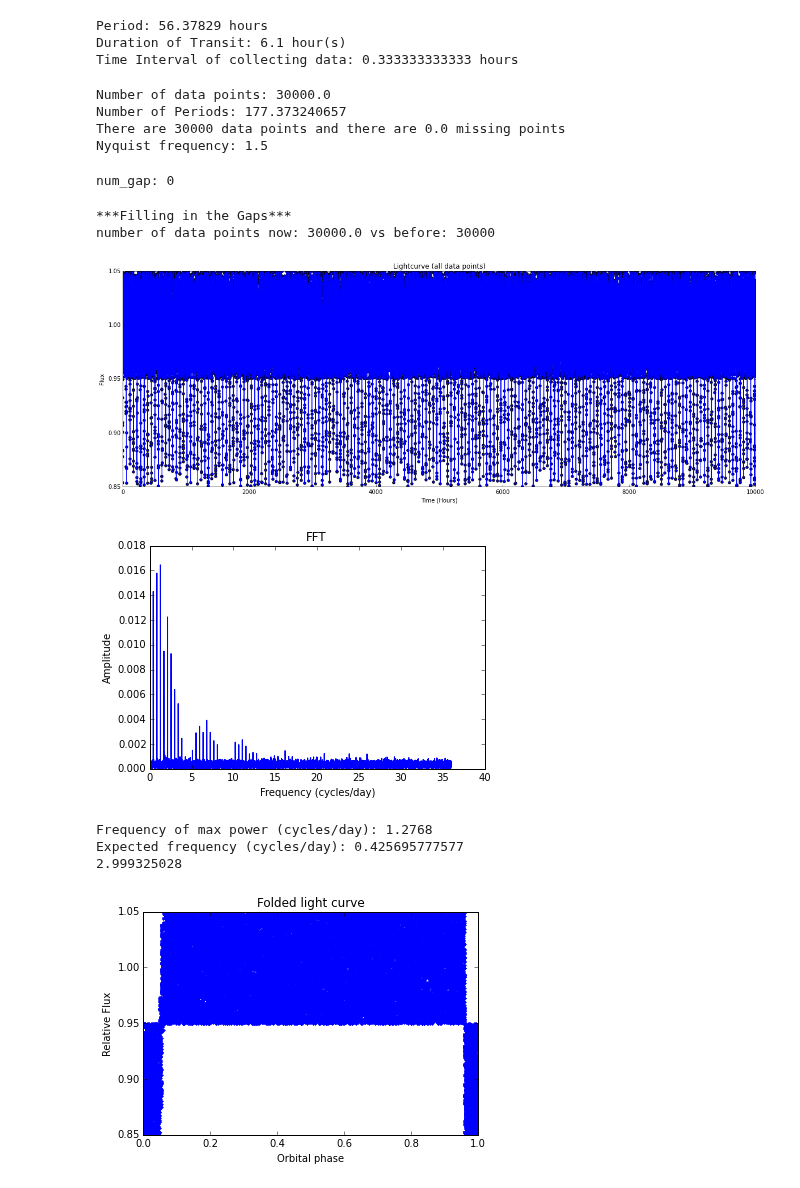
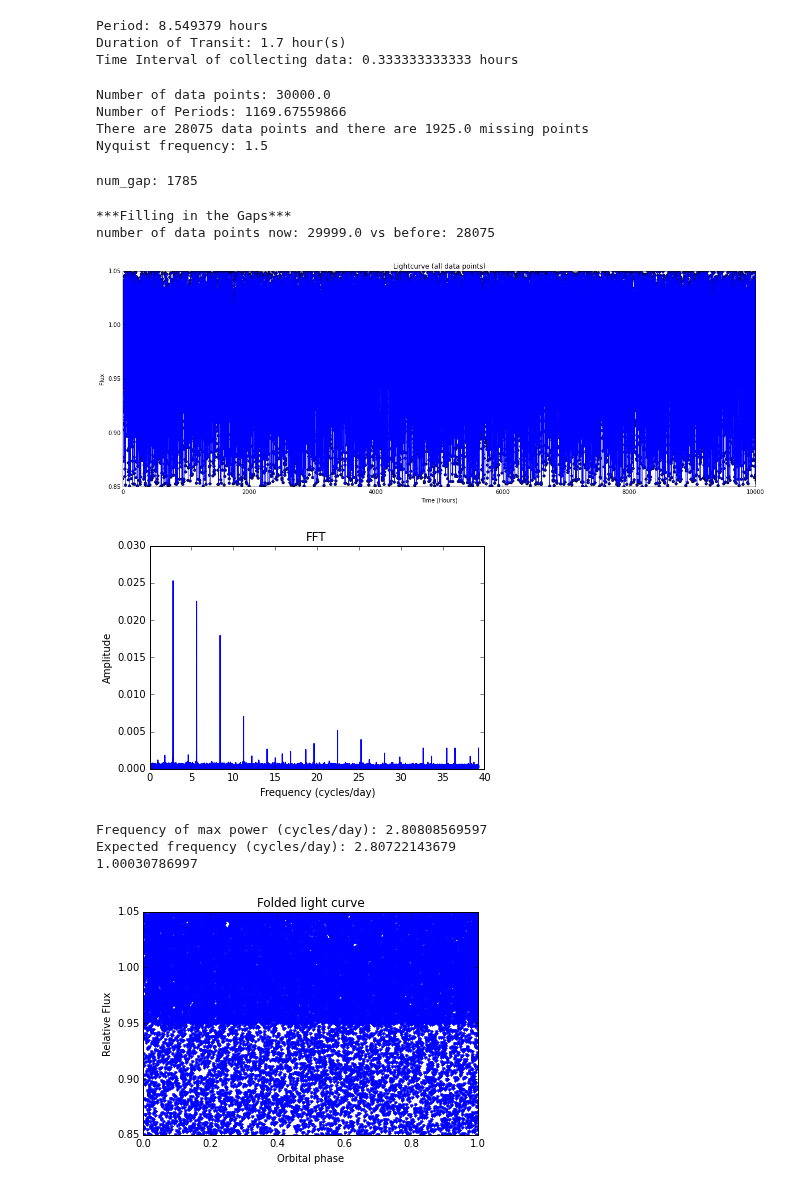
Before and after one commit to dianadianadiana/FFT, a Jupyter notebook: flux_function_transit.ipynb, the cells around one changed output. Saved outputs shown, nothing was run; the diff lists cells and outputs as text; code cells hidden in the pictures.

Commit message:
works fine now with oversampling for USP planets - still working on how to detect the period if it is a longer period planet

```diff
--- a/flux_function_transit.ipynb
+++ b/flux_function_transit.ipynb
@@ -86,13 +86,13 @@ def flux(t, x):
 
 delta = .1 # depth    # (Rplanet / Rstar)**2
 t0 = 0.0 # time of transit in hours
-period = 56.37829 # orbital period in hours
+period = 8.549379 # orbital period in hours
 #d = period**(-2/3) # duration of transit in hours --
         # scales with P^(-2/3)
 
 # look at pg 6 http://arxiv.org/pdf/0805.0238v2.pdf
-T = 5.6
-tau = 0.5### need to fix flux funtion if tau is 0
+T = 1.6
+tau = 0.1### need to fix flux funtion if tau is 0
 sigma = 0.05 #scatter
 time_int = 20/60. # time interval of receiving data, in hours
 f0 = 1.0 # base flux
@@ -102,8 +102,8 @@ print("Period: " + str(period) + " hours")
 print("Duration of Transit: " + str(T+tau) + " hour(s)")
 print("Time Interval of collecting data: " + str(time_int) + " hours")
 # %% [output]
-Period: 56.37829 hours
-Duration of Transit: 6.1 hour(s)
+Period: 8.549379 hours
+Duration of Transit: 1.7 hour(s)
 Time Interval of collecting data: 0.333333333333 hours
 # %%
 ### Setting up a Time Array
@@ -116,13 +116,13 @@ print("Number of data points: " + str(N))
 t = np.linspace(a, b, N, endpoint = False) #hours
 print("Number of Periods: " +str((b-a)/period))
 
-time_sigma = 0.0/60 # in hours
+time_sigma = 4.0/60 # in hours
 time_scatter = time_sigma * (np.random.random_sample(len(t)))
 t = t + time_scatter
 
 t_random =  np.around(np.random.random(len(t))) # create array randomly with 0's and 1's
 count_one = np.float(np.count_nonzero(t_random)) # count the number of "1's" in the array
-ratio = 1.0 # the ratio of how many real data points we have to how many there are total
+ratio = .9 # the ratio of how many real data points we have to how many there are total
 while count_one/len(t_random) < ratio:
     loc_zero = np.transpose(np.argwhere(t_random == 0.0))[0] # arr with indexes of where the 0's are
 
@@ -151,8 +151,8 @@ nyquist_freq = .5 / d_pts
 print("Nyquist frequency: " + str(nyquist_freq))
 # %% [output]
 Number of data points: 30000.0
-Number of Periods: 177.373240657
-There are 30000 data points and there are 0.0 missing points
+Number of Periods: 1169.67559866
+There are 28075 data points and there are 1925.0 missing points
 Nyquist frequency: 1.5
 # %%
 #Determine the appropriate cadence to which the data should be interpolated
@@ -178,7 +178,7 @@ while i < len(gap):
 num_gap = len(gap_loc) # the number of gaps present
 print("num_gap: " +str(num_gap))
 # %% [output]
-num_gap: 0
+num_gap: 1785
 # %%
 ### Create a new time and flux array to account for the gaps
 
@@ -223,7 +223,7 @@ while n < num_gap - 1:
 flux_cad[newflux_st:] = f[oldflux_st:] #account for last part where there is no gap after
 # %% [output]
 ***Filling in the Gaps***
-number of data points now: 30000.0 vs before: 30000
+number of data points now: 29999.0 vs before: 28075
 # %%
 #plot the lightcurves
 
@@ -252,49 +252,48 @@ plt.show()
 # plt.ylim([1 - 1.5*delta, 1 + .5*delta])
 # plt.show()
 # %% [output]
-[figure, old version]
+[figure, new version]
 # %%
 ### FFT part
 
-# # oversampling
-# N_log = np.log2(N) # 2 ** N_log = N
-# N_log_round = np.round(N_log)
-# if N_log > N_log_round:
-#     N_over = N_log_round + 1 #compensate for if N_log was rounded down
-# else:
-#     N_over = N_log_round
+# oversampling
+N_log = np.log2(N) # 2 ** N_log = N
+N_log_round = np.round(N_log)
+if N_log > N_log_round:
+    N_over = N_log_round + 1 #compensate for if N_log was rounded down
+else:
+    N_over = N_log_round
 
-# newN = 2**N_over
-# diff = newN - N
-# mean = 1.0
-# voidf = np.zeros(diff) + mean
-# newf = np.append(f, voidf)
-newN = N
+newN = 2**N_over
+diff = newN - N
+mean = 1.0
+voidf = np.zeros(diff) + mean
+newf = np.append(f, voidf)
 
 norm_fact = 2.0 / newN # normalization factor
 f_flux = fft(f) * norm_fact
 
-freq = fftfreq(np.int(len(f)))
+freq = fftfreq(np.int(len(newf)))
 d_pts_new = (b-a)/newN
 freq_fact = 1.0 / d_pts_new #frequency factor
 
 postivefreq = freq > 0 # take only positive values
 freq, f_flux = freq[postivefreq], f_flux[postivefreq]
 
 power = np.abs(f_flux)
 
 conv_hr_day = 24. #conversion factor from cycles/hour to cycles/day
 #because of oversampling, need to remove the first few terms,
 #ex if N=3000 and the over sampling size is 100,000, then the first 30 points should not be considered
 #also means that each cluster of higher amplitudes are in groups of 30 points
 plt.plot(freq*freq_fact*conv_hr_day, power,'b')
 
 plt.title("FFT")
 plt.xlabel("Frequency (cycles/day)")
 plt.ylabel("Amplitude")
 plt.show()
 # %% [output]
-[figure, old version]
+[figure, new version]
 # %%
 ### Folded Light Curve
 pos_max_power = np.argmax(power)
@@ -312,10 +311,10 @@ plt.xlabel("Orbital phase")
 plt.ylabel("Relative Flux")
 plt.show()
 # %% [output]
-Frequency of max power (cycles/day): 1.2768
-Expected frequency (cycles/day): 0.425695777577
-2.999325028
+Frequency of max power (cycles/day): 2.80808569597
+Expected frequency (cycles/day): 2.80722143679
+1.00030786997
-[figure, old version]
+[figure, new version]
 # %%
 # GOAL: find all the values in the power array that are considered to be peaks
 #       and all the values in the power array that are considered to be harmonics
```
Also changed, not shown: parts of 9 cells of this notebook.
